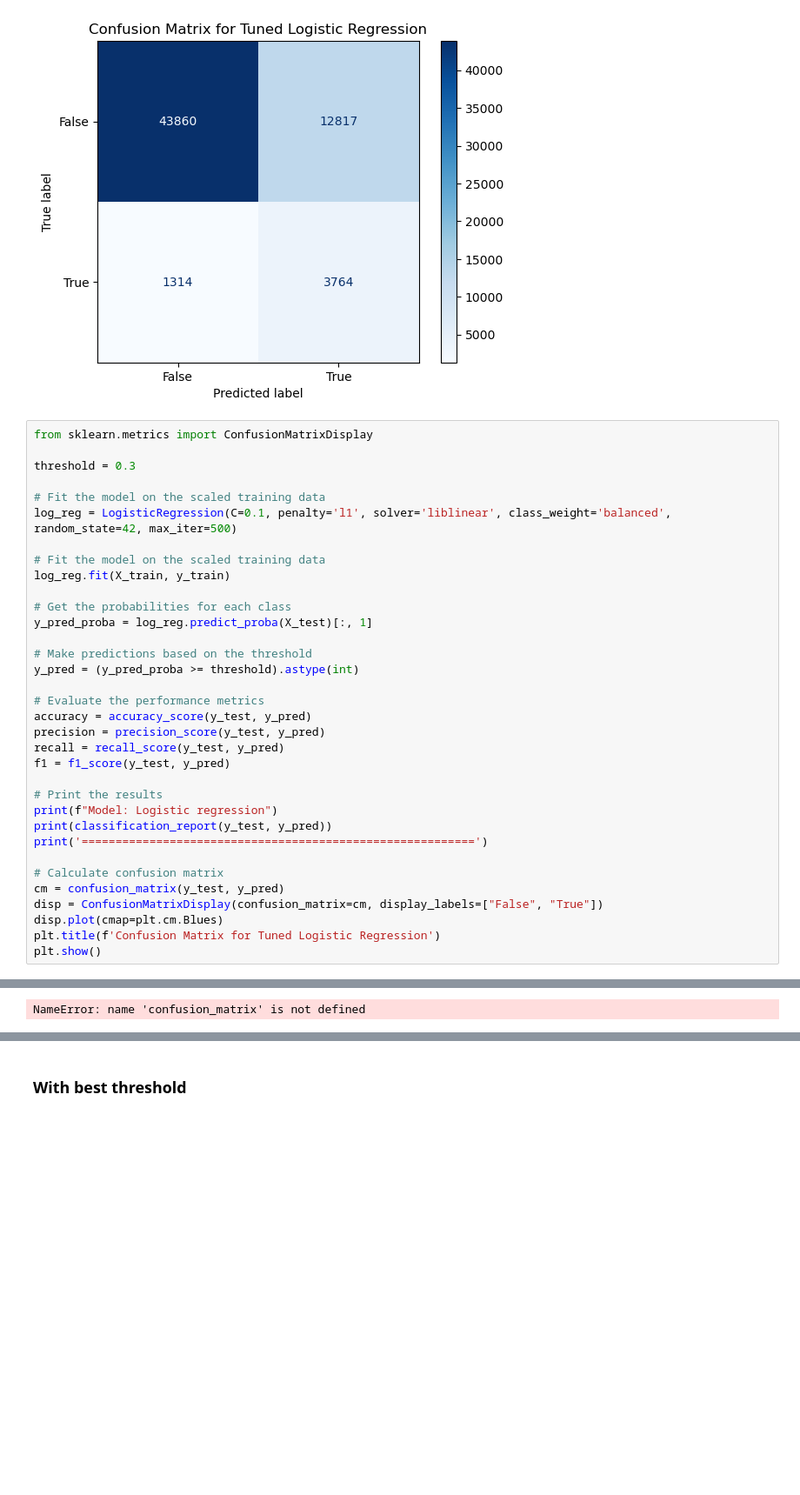
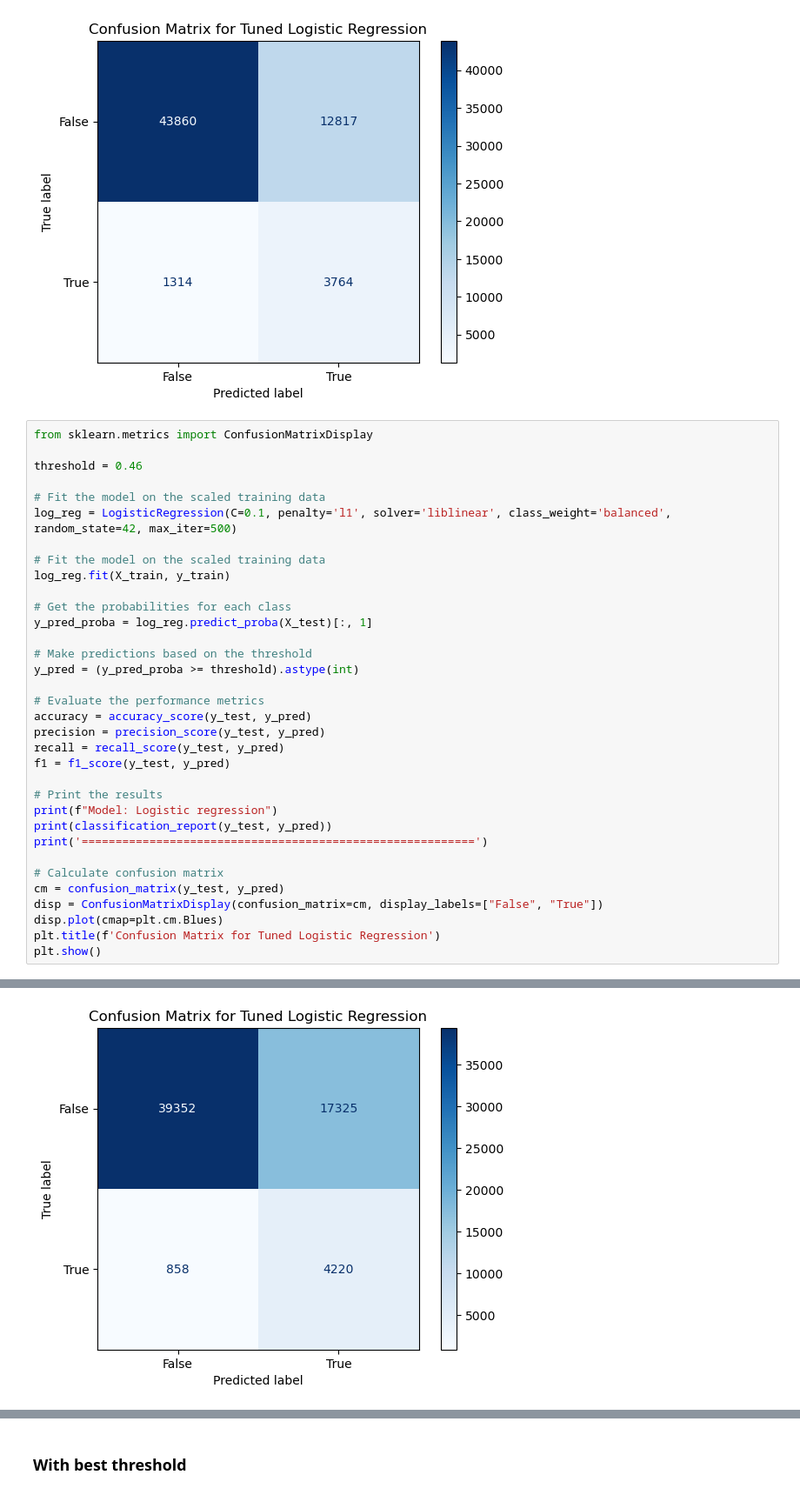
Before and after one commit to ziyanoffl/Heart_Disease_Prediction, a Jupyter notebook: data_modelling_cardiovascular.ipynb, the cells around one changed output, grey strips where cells are left out. Shown at 87% size. Drawn from its saved outputs; the diff is of its cells as text; blank space fills up the shorter version.

```diff
--- a/data_modelling_cardiovascular.ipynb
+++ b/data_modelling_cardiovascular.ipynb
@@ -822,7 +742,7 @@ weighted avg       0.91      0.77      0.82     61755
 # %%
 from sklearn.metrics import ConfusionMatrixDisplay
 
-threshold = 0.3
+threshold = 0.46
 
 # Fit the model on the scaled training data
 log_reg = LogisticRegression(C=0.1, penalty='l1', solver='liblinear', class_weight='balanced', random_state=42, max_iter=500)
@@ -866,6 +786,6 @@ weighted avg       0.92      0.57      0.66     61755
 
 ==========================================================
-NameError: name 'confusion_matrix' is not defined
+[figure, added]
 # %%
 from sklearn.metrics import ConfusionMatrixDisplay
 from sklearn.metrics import roc_curve, auc
```
Also changed, not shown: parts of 9 cells of this notebook, 1 other file.
